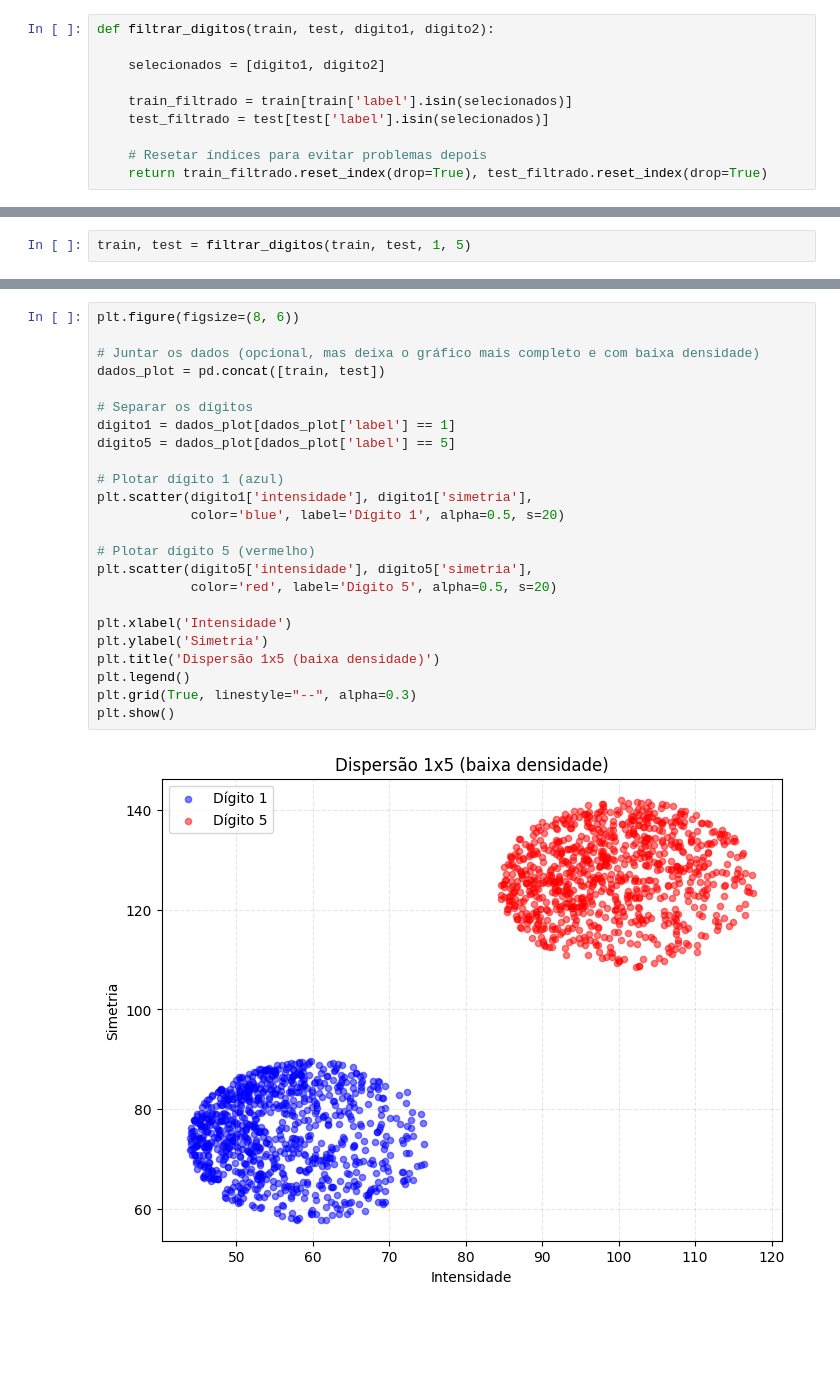
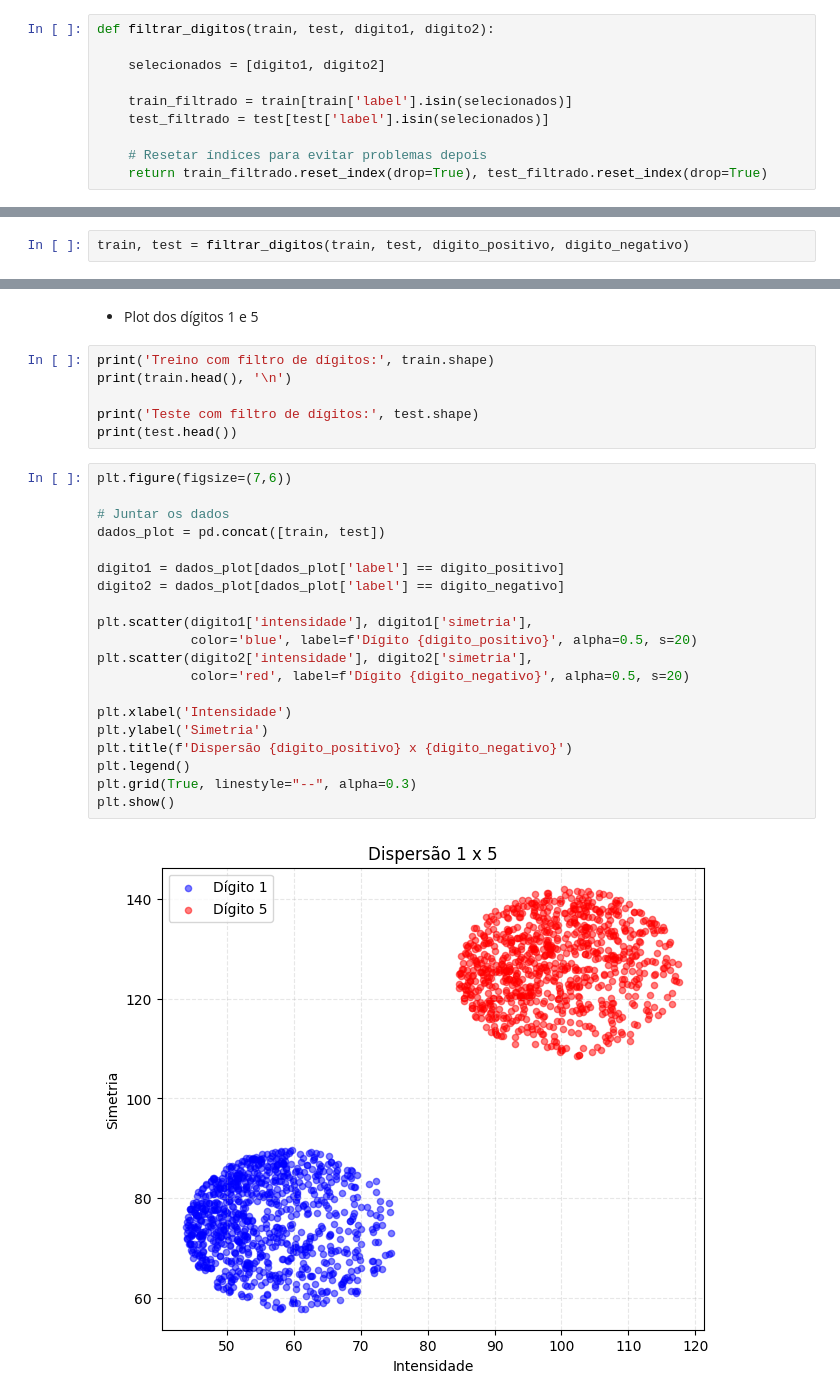
Before and after one commit to Gusttavoafonso/Projeto_1_ML, a Jupyter notebook: classificacao_1X5.ipynb, the cells around one changed output, grey strips where cells are left out. Cells and saved outputs as stored; diff of their text form; blank space fills up the shorter version.

```diff
--- a/classificacao_1X5.ipynb
+++ b/classificacao_1X5.ipynb
@@ -49,2 +159,2 @@ def plot_reta_decisao_from_coef(coef, intercepto, color, label):
 # %%
-train, test = filtrar_digitos(train, test, 1, 5)
+train, test = filtrar_digitos(train, test, digito_positivo, digito_negativo)
@@ -74,26 +161,30 @@ test.head()
+# %% [markdown]
+- Plot dos dígitos 1 e 5
+# %%
+print('Treino com filtro de dígitos:', train.shape)
+print(train.head(), '\n')
+
+print('Teste com filtro de dígitos:', test.shape)
+print(test.head())
 # %%
-plt.figure(figsize=(8, 6))
+plt.figure(figsize=(7,6))
 
-# Juntar os dados (opcional, mas deixa o gráfico mais completo e com baixa densidade)
+# Juntar os dados
 dados_plot = pd.concat([train, test])
 
-# Separar os dígitos
-digito1 = dados_plot[dados_plot['label'] == 1]
-digito5 = dados_plot[dados_plot['label'] == 5]
+digito1 = dados_plot[dados_plot['label'] == digito_positivo]
+digito2 = dados_plot[dados_plot['label'] == digito_negativo]
 
-# Plotar dígito 1 (azul)
 plt.scatter(digito1['intensidade'], digito1['simetria'],
-            color='blue', label='Dígito 1', alpha=0.5, s=20)
-
-# Plotar dígito 5 (vermelho)
-plt.scatter(digito5['intensidade'], digito5['simetria'],
-            color='red', label='Dígito 5', alpha=0.5, s=20)
+            color='blue', label=f'Dígito {digito_positivo}', alpha=0.5, s=20)
+plt.scatter(digito2['intensidade'], digito2['simetria'],
+            color='red', label=f'Dígito {digito_negativo}', alpha=0.5, s=20)
 
 plt.xlabel('Intensidade')
 plt.ylabel('Simetria')
-plt.title('Dispersão 1x5 (baixa densidade)')
+plt.title(f'Dispersão {digito_positivo} x {digito_negativo}')
 plt.legend()
 plt.grid(True, linestyle="--", alpha=0.3)
 plt.show()
 # %% [output]
-[figure, old version]
+[figure, new version]
```
Also changed, not shown: parts of 38 cells of this notebook, 2 other files.
